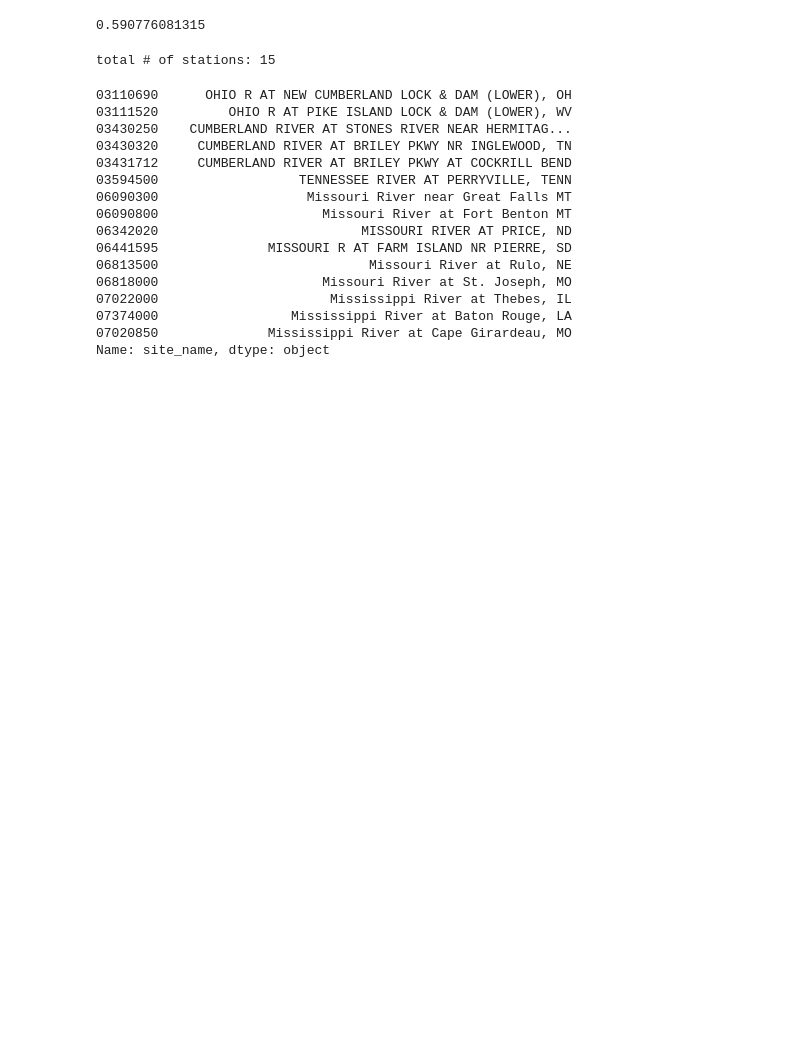
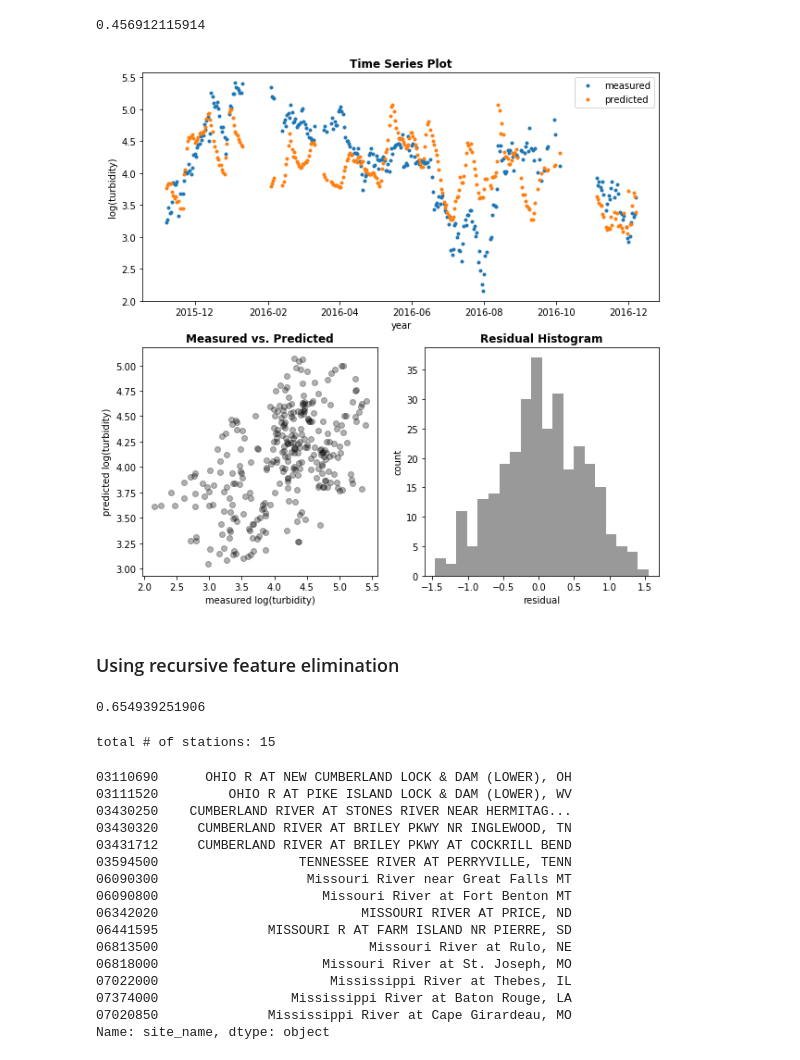
Before and after one commit to sealoving/Liang_Metis, a Jupyter notebook: Project_2/Luther_feature_selection.ipynb, the cells around one changed output. Saved outputs shown, nothing was run; the diff lists cells and outputs as text; code cells hidden in the pictures; blank space fills up the shorter version.

```diff
--- a/Project_2/Luther_feature_selection.ipynb
+++ b/Project_2/Luther_feature_selection.ipynb
@@ -98,11 +118,33 @@ for key in d_select.keys():
+# %%
+# apply LassoCV to all stations
+
+alphas = np.logspace(-10,0,num=100)
+data = df.dropna().apply(np.log)
+data = data.replace([np.inf, -np.inf], np.nan)
+data = data.dropna(axis=1)
+# Note: important here to shuffle
+data = data.sample(frac=1)
+X = data.drop(['turbidity'],axis=1)
+y = data['turbidity']
+
+lcv = LassoCV(cv=6, alphas=alphas)
+lcv.fit(X_train,y_train)
+
+print(lcv.score(X_test,y_test))
+y_pred = lcv.predict(X_test)
+plotfit(X_test,y_test,lr)
+# %% [output]
+0.456912115914
+[figure, added]
+# %% [markdown]
+### Using recursive feature elimination
 # %%
 # Recursive Feature Elimination
 
 from sklearn.feature_selection import RFE
 
 lr = LinearRegression()
-selected.append('turbidity')
-data = df[selected].dropna().apply(np.log)
+data = df.dropna().apply(np.log)
 data = data.replace([np.inf, -np.inf], np.nan)
 data = data.dropna(axis=1)
 # data = df.dropna().apply(np.log)
@@ -112,7 +154,7 @@ data = data.dropna(axis=1)
 X = data.drop(['turbidity'],axis=1)
 y = data['turbidity']
 # create the RFE model and select 10 attributes
-rfe = RFE(lr, 12)
+rfe = RFE(lr, 15)
 rfe = rfe.fit(X, y)
 # # summarize the selection of the attributes
 # print(rfe.support_)
@@ -146,7 +188,7 @@ lr.fit(X,y)
 print(lr.score(X,y))
 # plotfit(X,y,lr)
 # %% [output]
-0.590776081315
+0.654939251906
 # %%
 print('total # of stations: %d'%len(X.columns))
 stations.loc[X.columns,'site_name']
```
Also changed, not shown: parts of 15 cells of this notebook.
